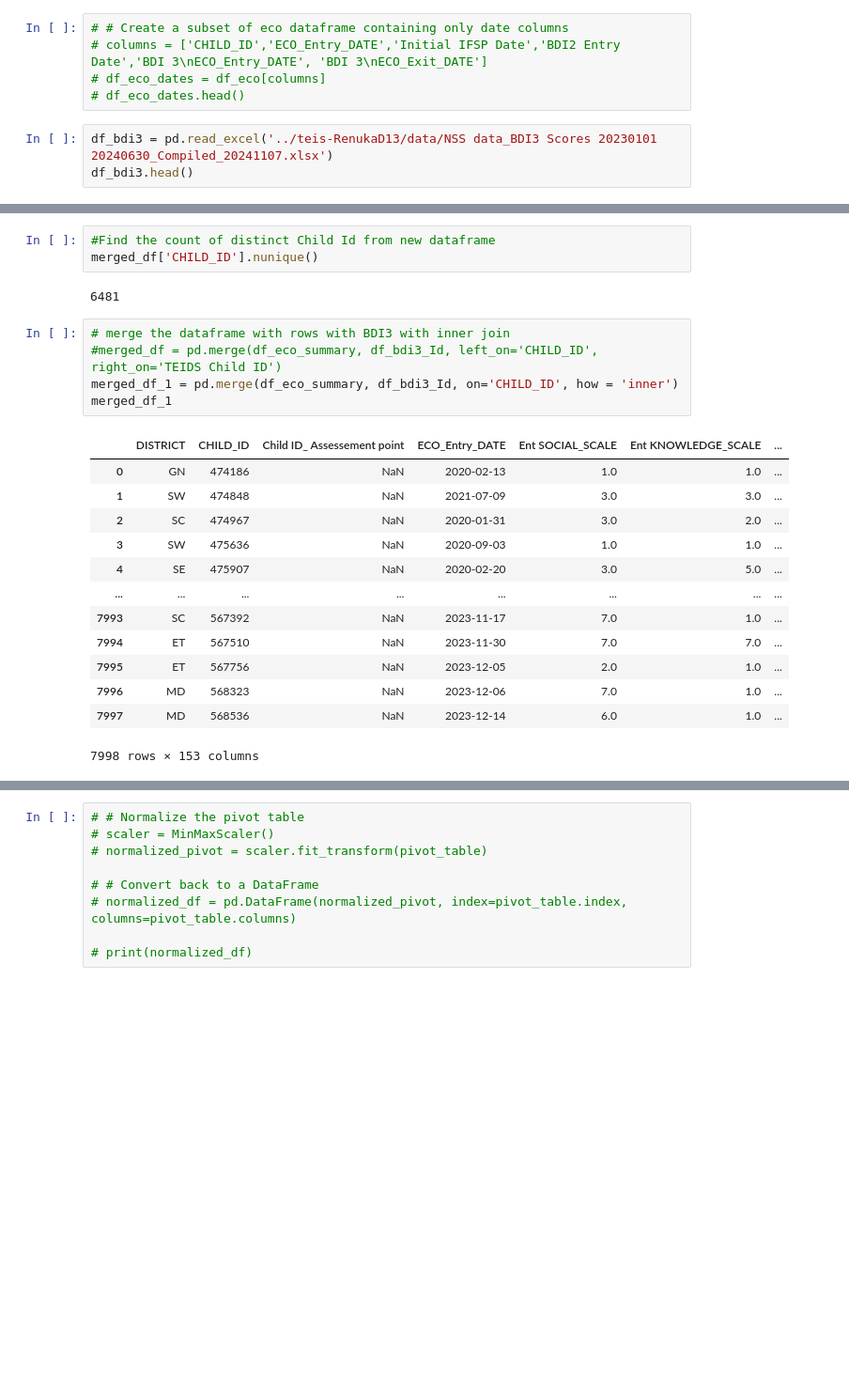
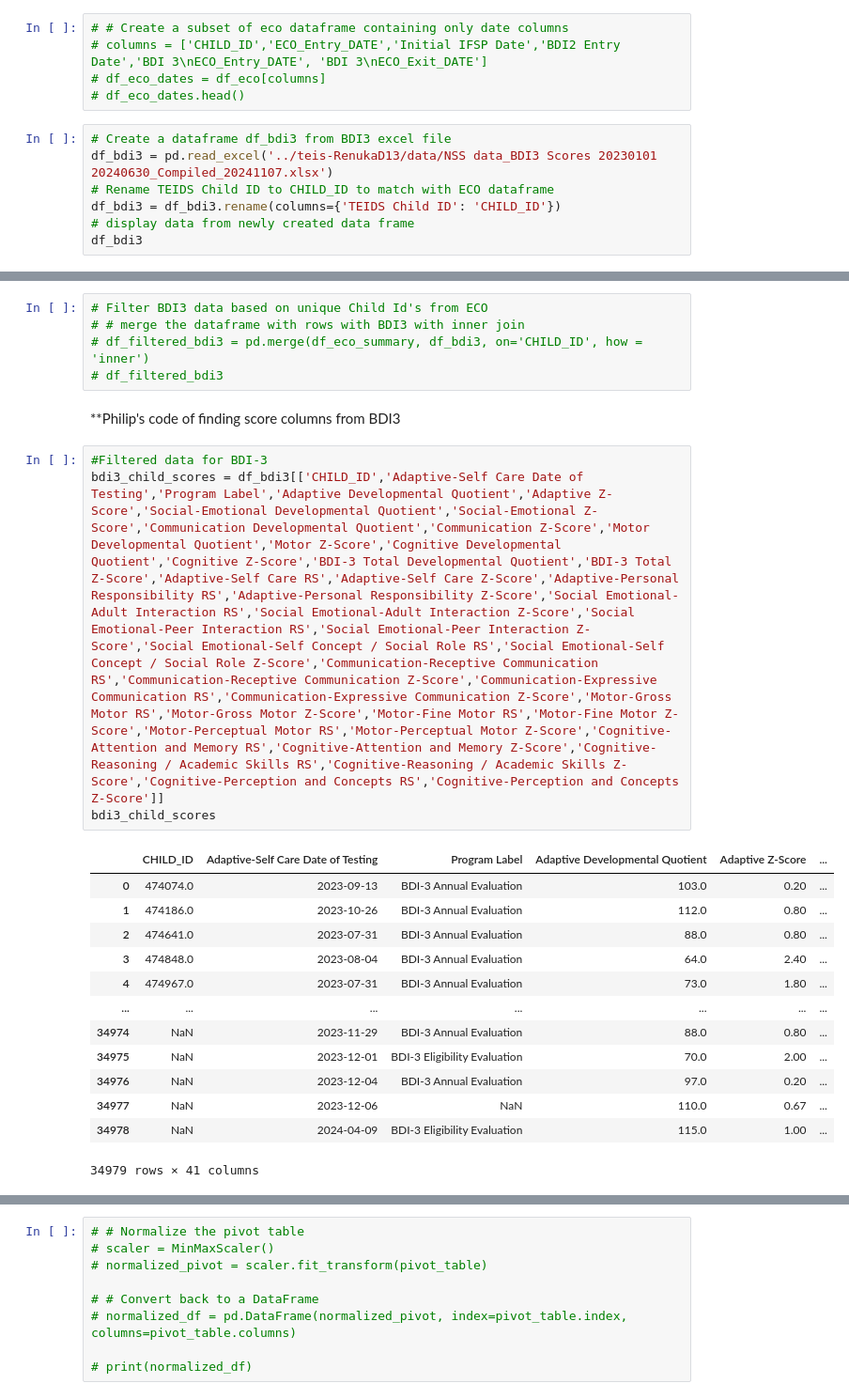
Before and after one commit to NSS-Data-Analytics-Cohort-13/teis-RenukaD13, a Jupyter notebook: TEIS_state_project.ipynb, the cells around one changed output, grey strips where cells are left out. Shown at 94% size. Cells and saved outputs as stored; diff of their text form; blank space fills up the shorter version.

```diff
--- a/TEIS_state_project.ipynb
+++ b/TEIS_state_project.ipynb
@@ -51,8 +77,12 @@ df_eco.columns[67] # Extract exact column name/label name from dataframe by givi
 # df_eco_dates = df_eco[columns]
 # df_eco_dates.head()
 # %%
+# Create a dataframe df_bdi3 from BDI3 excel file
 df_bdi3 = pd.read_excel('../teis-RenukaD13/data/NSS data_BDI3 Scores 20230101 20240630_Compiled_20241107.xlsx')
-df_bdi3.head()
+# Rename TEIDS Child ID to CHILD_ID to match with ECO dataframe
+df_bdi3 = df_bdi3.rename(columns={'TEIDS Child ID': 'CHILD_ID'})
+# display data from newly created data frame
+df_bdi3
 # %% [output]
 |  | Last Name | First Name | Gender | Date of Birth | Location - Root Level (PC) | Location - Root Level (AH) | ... |
 | 0 | NaN | NaN | NaN | NaN | NaN | Tennessee Early Intervention Sys | ... |
@@ -146,24 +129,25 @@ memory usage: 10.1+ MB
 # %%
-#Find the count of distinct Child Id from new dataframe
-merged_df['CHILD_ID'].nunique()
+# Filter BDI3 data based on unique Child Id's from ECO
+# # merge the dataframe with rows with BDI3 with inner join
+# df_filtered_bdi3 = pd.merge(df_eco_summary, df_bdi3, on='CHILD_ID', how = 'inner')
+# df_filtered_bdi3
-# %% [output]
-6481
+# %% [markdown]
+**Philip's code of finding score columns from BDI3
 # %%
-# merge the dataframe with rows with BDI3 with inner join
-#merged_df = pd.merge(df_eco_summary, df_bdi3_Id, left_on='CHILD_ID', right_on='TEIDS Child ID')
-merged_df_1 = pd.merge(df_eco_summary, df_bdi3_Id, on='CHILD_ID', how = 'inner')
-merged_df_1
+#Filtered data for BDI-3
+bdi3_child_scores = df_bdi3[['CHILD_ID','Adaptive-Self Care Date of Testing','Program Label','Adaptive Developmental Quotient','Adaptive Z-Score','Social-Emotional Developmental Quotient','Social-Emotional Z-Score','Communication Developmental Quotient','Communication Z-Score','Motor Developmental Quotient','Motor Z-Score','Cognitive Developmental Quotient','Cognitive Z-Score','BDI-3 Total Developmental Quotient','BDI-3 Total Z-Score','Adaptive-Self Care RS','Adaptive-Self Care Z-Score','Adaptive-Personal Responsibility RS','Adaptive-Personal Responsibility Z-Score','Social Emotional-Adult Interaction RS','Social Emotional-Adult Interaction Z-Score','Social Emotional-Peer Interaction RS','Social Emotional-Peer Interaction Z-Score','Social Emotional-Self Concept / Social Role RS','Social Emotional-Self Concept / Social Role Z-Score','Communication-Receptive Communication RS','Communication-Receptive Communication Z-Score','Communication-Expressive Communication RS','Communication-Expressive Communication Z-Score','Motor-Gross Motor RS','Motor-Gross Motor Z-Score','Motor-Fine Motor RS','Motor-Fine Motor Z-Score','Motor-Perceptual Motor RS','Motor-Perceptual Motor Z-Score','Cognitive-Attention and Memory RS','Cognitive-Attention and Memory Z-Score','Cognitive-Reasoning / Academic Skills RS','Cognitive-Reasoning / Academic Skills Z-Score','Cognitive-Perception and Concepts RS','Cognitive-Perception and Concepts Z-Score']]
+bdi3_child_scores
 # %% [output]
-|  | DISTRICT | CHILD_ID | Child ID_ Assessement point | ECO_Entry_DATE | Ent SOCIAL_SCALE | Ent KNOWLEDGE_SCALE | ... |
-| 0 | GN | 474186 | NaN | 2020-02-13 | 1.0 | 1.0 | ... |
-| 1 | SW | 474848 | NaN | 2021-07-09 | 3.0 | 3.0 | ... |
-| 2 | SC | 474967 | NaN | 2020-01-31 | 3.0 | 2.0 | ... |
-| 3 | SW | 475636 | NaN | 2020-09-03 | 1.0 | 1.0 | ... |
-| 4 | SE | 475907 | NaN | 2020-02-20 | 3.0 | 5.0 | ... |
-| ... | ... | ... | ... | ... | ... | ... | ... |
-| 7993 | SC | 567392 | NaN | 2023-11-17 | 7.0 | 1.0 | ... |
-| 7994 | ET | 567510 | NaN | 2023-11-30 | 7.0 | 7.0 | ... |
-| 7995 | ET | 567756 | NaN | 2023-12-05 | 2.0 | 1.0 | ... |
-| 7996 | MD | 568323 | NaN | 2023-12-06 | 7.0 | 1.0 | ... |
-| 7997 | MD | 568536 | NaN | 2023-12-14 | 6.0 | 1.0 | ... |
+|  | CHILD_ID | Adaptive-Self Care Date of Testing | Program Label | Adaptive Developmental Quotient | Adaptive Z-Score | ... |
+| 0 | 474074.0 | 2023-09-13 | BDI-3 Annual Evaluation | 103.0 | 0.20 | ... |
+| 1 | 474186.0 | 2023-10-26 | BDI-3 Annual Evaluation | 112.0 | 0.80 | ... |
+| 2 | 474641.0 | 2023-07-31 | BDI-3 Annual Evaluation | 88.0 | 0.80 | ... |
+| 3 | 474848.0 | 2023-08-04 | BDI-3 Annual Evaluation | 64.0 | 2.40 | ... |
+| 4 | 474967.0 | 2023-07-31 | BDI-3 Annual Evaluation | 73.0 | 1.80 | ... |
+| ... | ... | ... | ... | ... | ... | ... |
+| 34974 | NaN | 2023-11-29 | BDI-3 Annual Evaluation | 88.0 | 0.80 | ... |
+| 34975 | NaN | 2023-12-01 | BDI-3 Eligibility Evaluation | 70.0 | 2.00 | ... |
+| 34976 | NaN | 2023-12-04 | BDI-3 Annual Evaluation | 97.0 | 0.20 | ... |
+| 34977 | NaN | 2023-12-06 | NaN | 110.0 | 0.67 | ... |
+| 34978 | NaN | 2024-04-09 | BDI-3 Eligibility Evaluation | 115.0 | 1.00 | ... |
-7998 rows × 153 columns
+34979 rows × 41 columns
```
Also changed, not shown: parts of 38 cells of this notebook, 1 other file.
